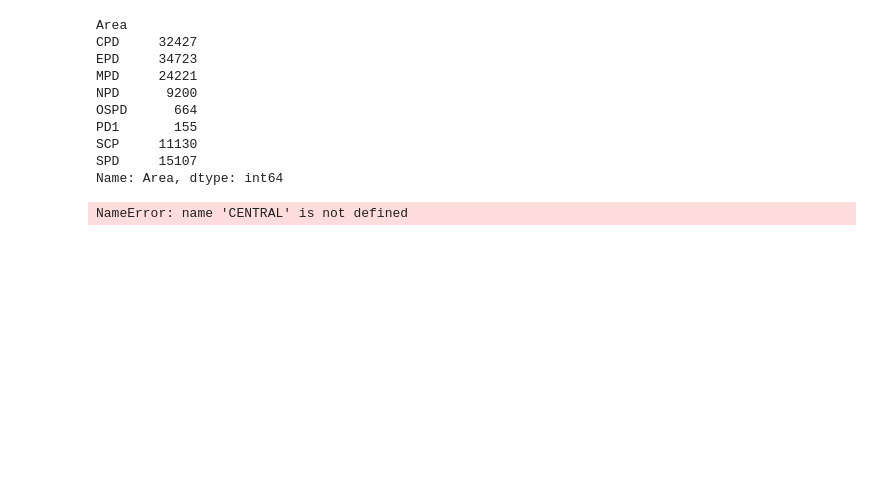
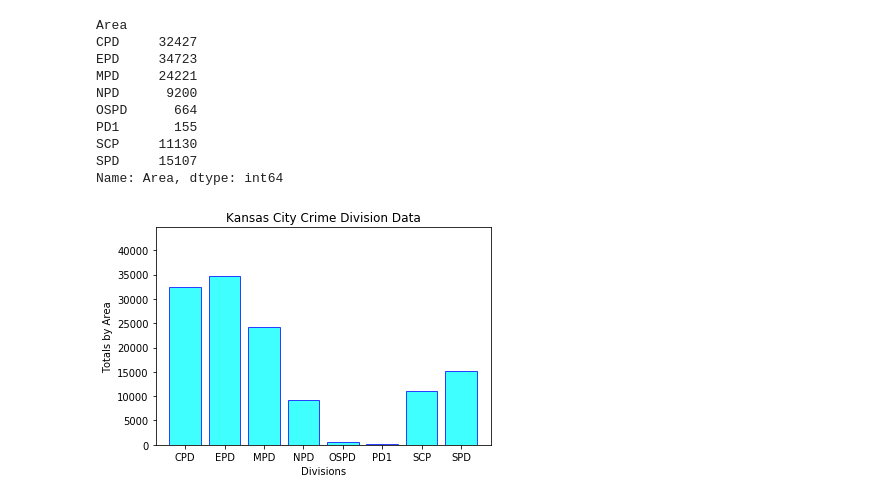
Before and after one commit to kanskris/kansas_crime_2018, a Jupyter notebook: Amber kansas_crimes.ipynb, the cells around one changed output. Drawn from its saved outputs; the diff is of its cells as text; code cells hidden in the pictures; blank space fills up the shorter version.

```diff
--- a/Amber kansas_crimes.ipynb
+++ b/Amber kansas_crimes.ipynb
@@ -33,11 +36,3 @@ PD1       155
 SCP     11130
 SPD     15107
 Name: Area, dtype: int64
-# %%
-raw_data = df["totalByArea"].value_counts()
-raw_data.sort_values().plot(kind='barh')
-plt.title('Kansas City Crime Division Data')
-plt.ylabel('totalByArea')
-plt.xlabel('totalByArea')
-# %% [output]
-NameError: name 'CENTRAL' is not defined
@@ -45,0 +39,24 @@ plt.bar(x_axis, users, color='r', alpha=0.5, align="center")
+# %%
+Area = ["CPD", "EPD", "MPD", "NPD", "OSPD", "PD1", "SCP", "SPD"]
+x_axis = np.arange(len(Area))
+
+Totals = [32427, 34723, 24221, 9200, 664, 155, 11130, 15107]
+y_axis = np.arange(len(Totals))
+# %%
+x_axis = np.arange(0, len(Area))
+tick_locations = []
+for x in x_axis:
+    tick_locations.append(x)
+
+plt.title("Kansas City Crime Division Data")
+plt.ylabel('Totals by Area')
+plt.xlabel('Divisions')
+
+plt.xlim(-0.75, len(Area)-.25)
+plt.ylim(0, max(Totals) + 10000)
+
+plt.bar(x_axis, Totals, facecolor="aqua", alpha=0.75, align="center", edgecolor='blue')
+plt.xticks(tick_locations, Area)
+plt.show()
+# %% [output]
+[figure, added]
```
Also changed, not shown: parts of 6 cells of this notebook, 1 other file.
